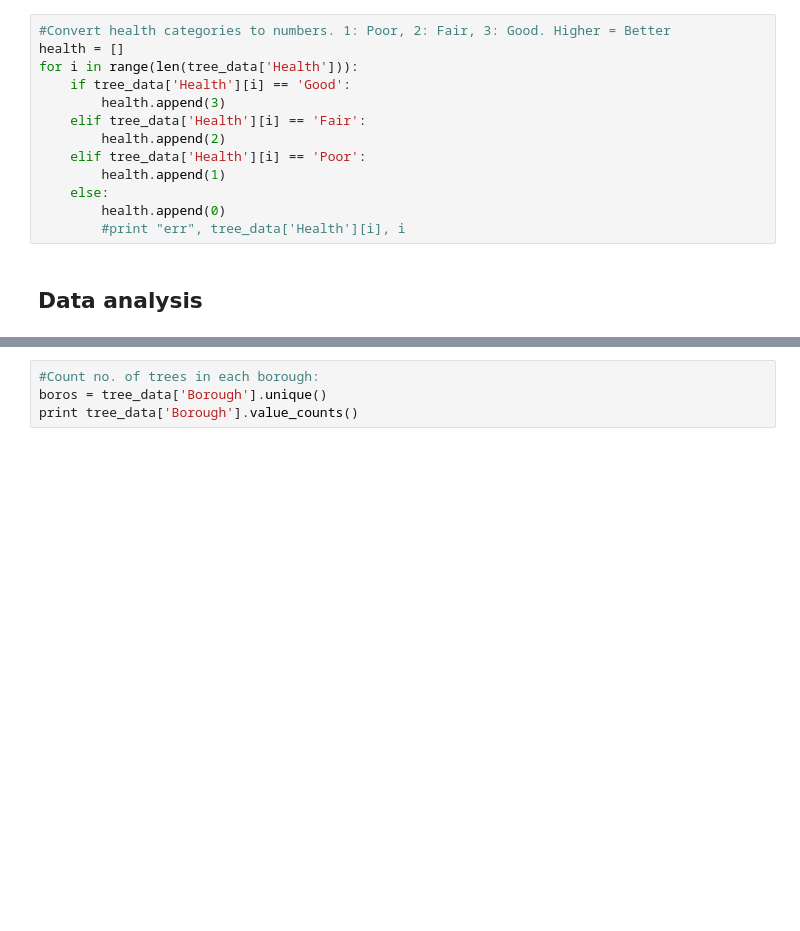
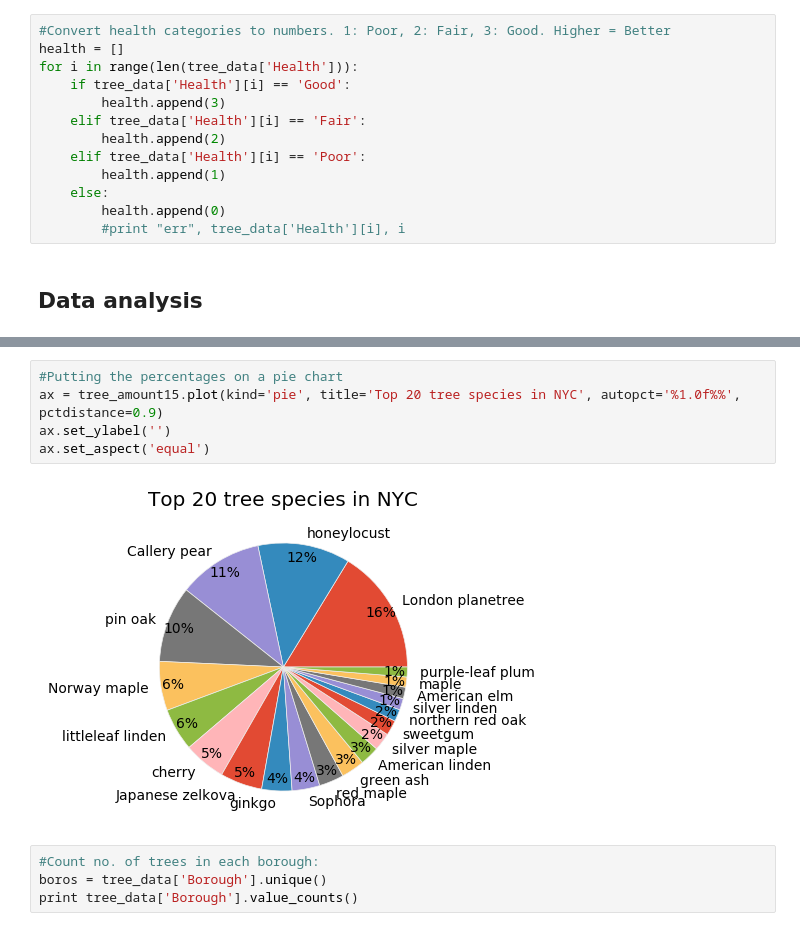
Before and after one commit to cecli/cecli.github.io, a Jupyter notebook: explainer_notebook.ipynb, the cells around one changed output, grey strips where cells are left out. Drawn from its saved outputs; the diff is of its cells as text; blank space fills up the shorter version.

```diff
--- a/explainer_notebook.ipynb
+++ b/explainer_notebook.ipynb
@@ -170,3 +215,10 @@ for i in range(len(tree_data['Health'])):
+# %%
+#Putting the percentages on a pie chart
+ax = tree_amount15.plot(kind='pie', title='Top 20 tree species in NYC', autopct='%1.0f%%', pctdistance=0.9)
+ax.set_ylabel('')
+ax.set_aspect('equal')
+# %% [output]
+[figure, added]
 # %%
 #Count no. of trees in each borough:
 boros = tree_data['Borough'].unique()
```
Also changed, not shown: parts of 7 cells of this notebook.
